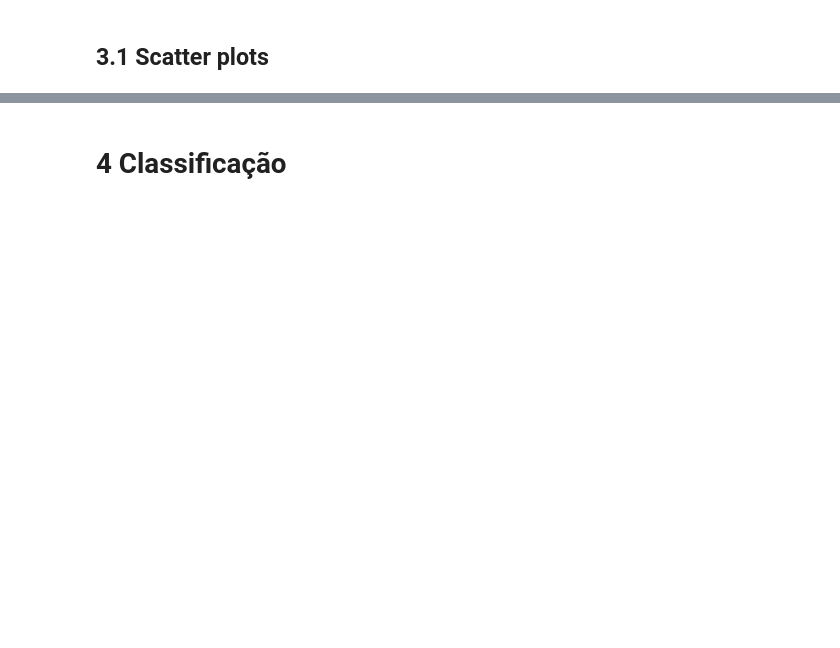
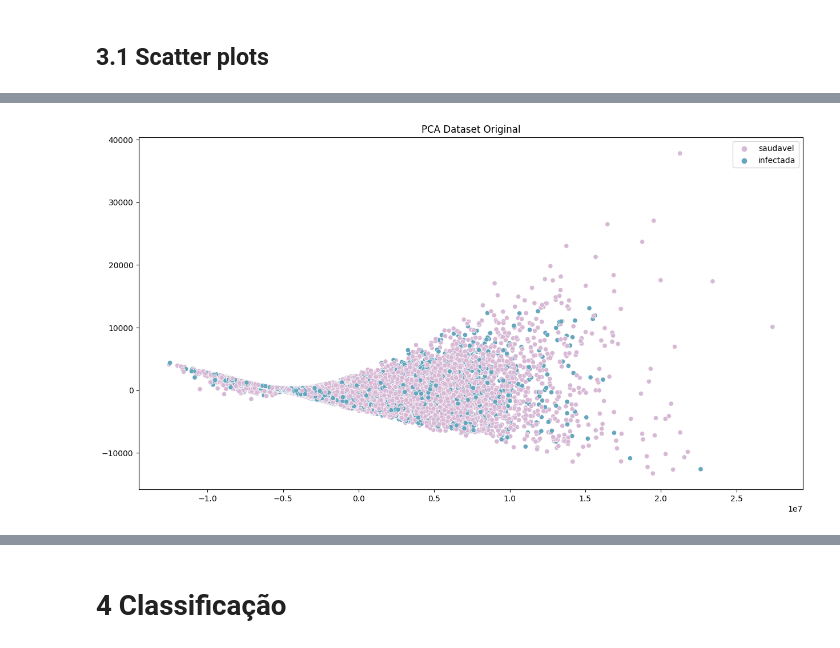
Before and after one commit to bianca-01/VarroaDetection, a Jupyter notebook: mlp_classifier/main.ipynb, the cells around one changed output, grey strips where cells are left out. Cells and saved outputs as stored; diff of their text form; code cells hidden in the pictures; blank space fills up the shorter version.

```diff
--- a/mlp_classifier/main.ipynb
+++ b/mlp_classifier/main.ipynb
@@ -237,0 +300,25 @@ dfNewBal
+# %%
+def convert_df(x):
+    df = pd.DataFrame(x, columns=['media', 'variancia','skewness','entropia','energia','kurtosis'])
+    return df
+# %%
+def pca(x):
+    if not(type(x)==pd.DataFrame):
+        x = convert_df(x)
+    reducer = PCA(n_components=2,random_state=47)
+    X = reducer.fit_transform(x)
+
+    return X
+# %%
+def visualize_2d(X,y,title="PCA: Multiclass Classification",figsize=(15,8)):
+    colors = ["#D7B9D5", "#64A6BD"]
+    f, ax1 = plt.subplots(nrows=1, ncols=1,figsize=figsize)
+    sns.scatterplot(x=X[:,0],y=X[:,1],hue=y,ax=ax1,palette=colors)
+    ax1.set_title(title)
+    title_img = title.replace(" ", "_")
+    plt.savefig(path['doc']+title_img+'.png')
+    plt.show()
+# %%
+xOriginalPCA = pca(dfFeats)
+xBalanceadPCA = pca(dfFeatsBal)
+xNegativoPCA = pca(xNegativo)
@@ -237,0 +337,4 @@ dfNewBal
+# %%
+visualize_2d(xOriginalPCA,yNew,title='PCA Dataset Original')
+# %% [output]
+[figure, added]
```
Also changed, not shown: parts of 30 cells of this notebook.
